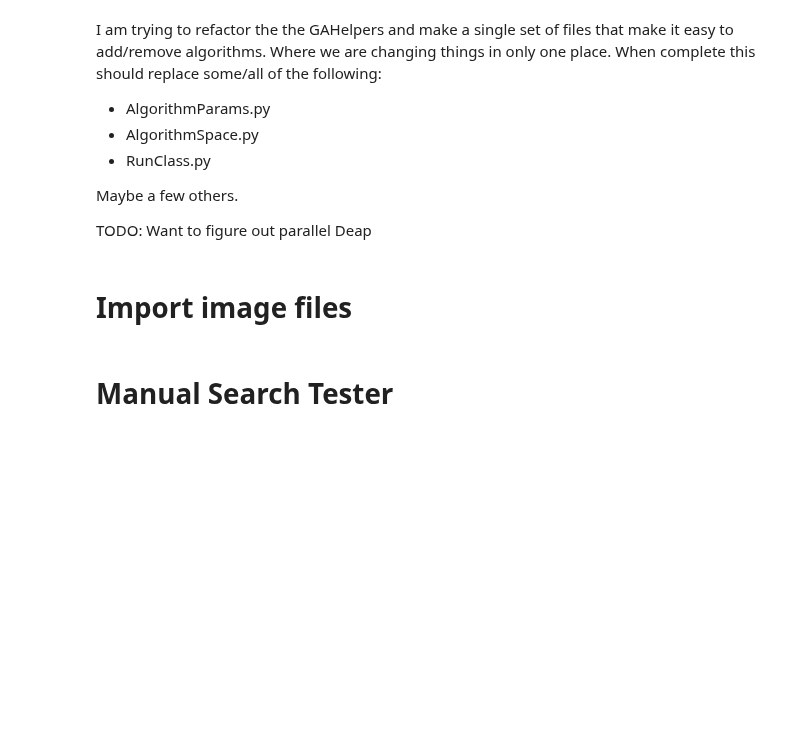
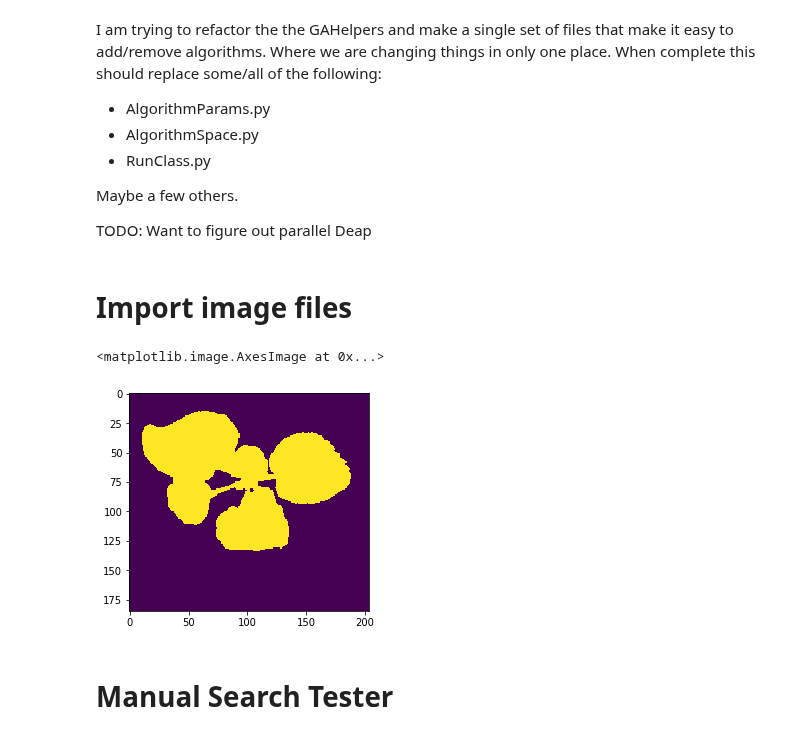
Before and after one commit to see-insight/see-segment, a Jupyter notebook: Segment_Test.ipynb, the cells around one changed output. Drawn from its saved outputs; the diff is of its cells as text; code cells hidden in the pictures; blank space fills up the shorter version.

```diff
--- a/Segment_Test.ipynb
+++ b/Segment_Test.ipynb
@@ -23,16 +23,19 @@ import cv2
 # %%
 %matplotlib inline
 import matplotlib.pylab as plt
 import imageio
 from skimage import color
 
 from see import JupyterGUI, Segmentors
 
-img = imageio.imread('Image_data/Coco_2017_unlabeled//rgbd_plant/rgb_04_009_05.png')
-gmask = imageio.imread('Image_data/Coco_2017_unlabeled/rgbd_new_label/label_04_009_05299.png')
+img = imageio.imread('Image_data/KOMATSUNA/rgbd_plant/rgb_04_009_05.png')
+gmask = imageio.imread('Image_data/KOMATSUNA/rgbd_label/label_04_009_05.png')
 
-gmask = color.rgb2gray(gmask)
+gmask = color.rgb2gray(gmask) > 0
 plt.imshow(gmask)
+# %% [output]
+<matplotlib.image.AxesImage at 0x...>
+[figure, added]
 # %% [markdown]
 # Manual Search Tester
 # %% [markdown]
```
Also changed, not shown: parts of 11 cells of this notebook, 3 other files.
